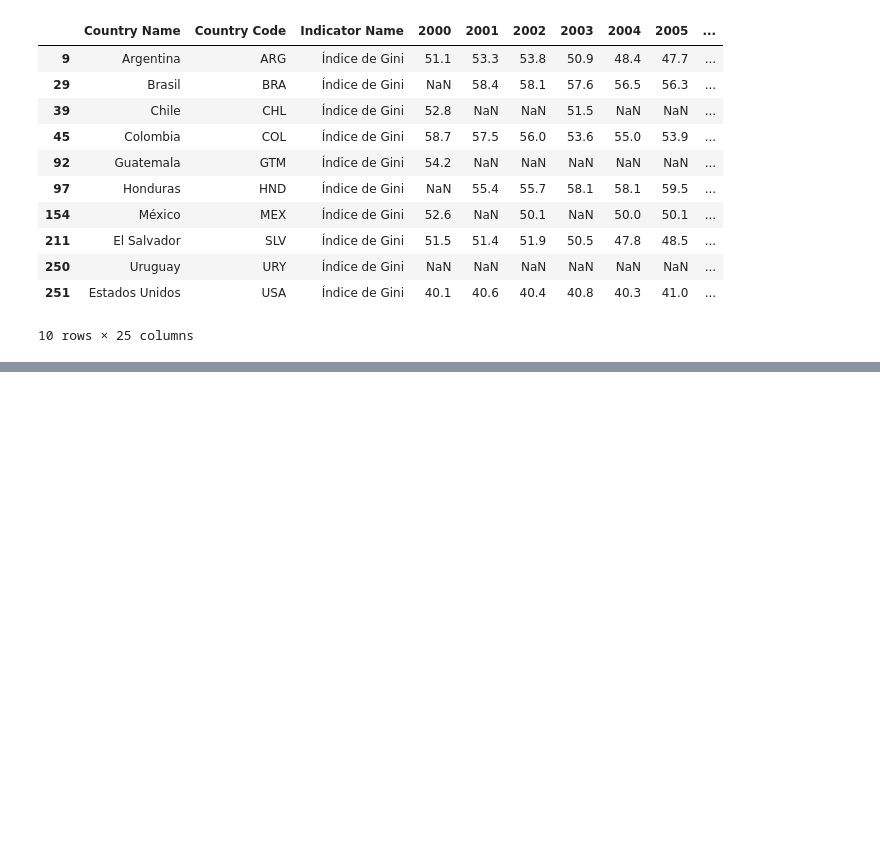
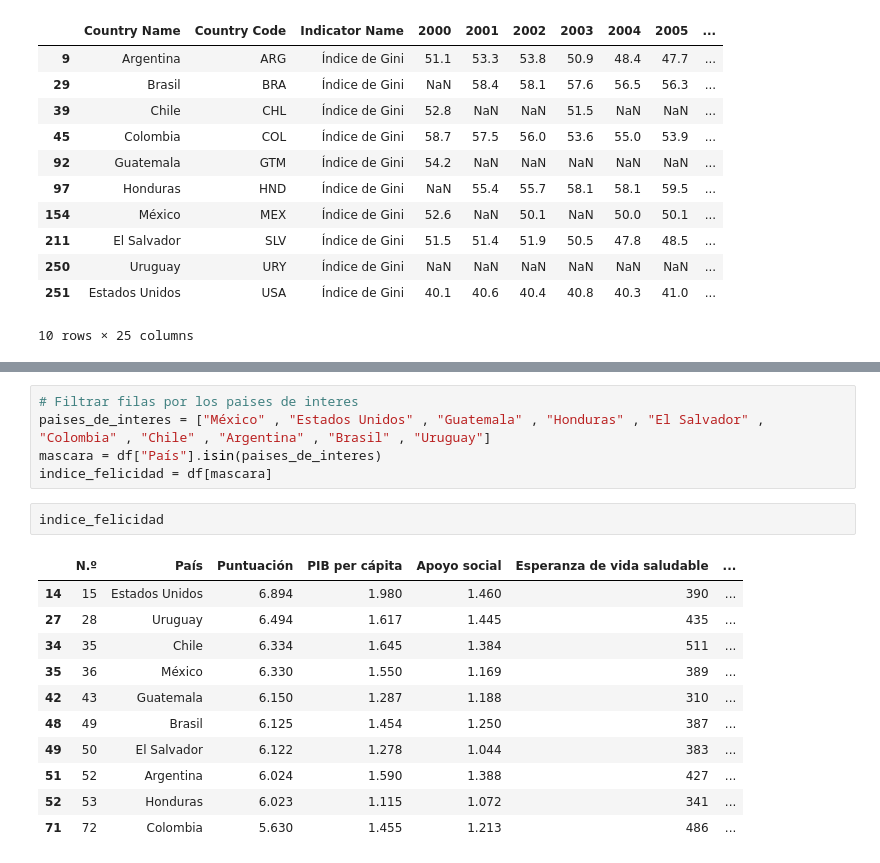
Before and after one commit to CaroHernz/PF-Migracion, a Jupyter notebook: ETL.ipynb, the cells around one changed output, grey strips where cells are left out. Drawn from its saved outputs; the diff is of its cells as text; blank space fills up the shorter version.

```diff
--- a/ETL.ipynb
+++ b/ETL.ipynb
@@ -340,0 +361,19 @@ gini
+# %%
+# Filtrar filas por los paises de interes
+paises_de_interes = ["México" , "Estados Unidos" , "Guatemala" , "Honduras" , "El Salvador" , "Colombia" , "Chile" , "Argentina" , "Brasil" , "Uruguay"]
+mascara = df["País"].isin(paises_de_interes)
+indice_felicidad = df[mascara]
+# %%
+indice_felicidad
+# %% [output]
+|  | N.º | País | Puntuación | PIB per cápita | Apoyo social | Esperanza de vida saludable | ... |
+| 14 | 15 | Estados Unidos | 6.894 | 1.980 | 1.460 | 390 | ... |
+| 27 | 28 | Uruguay | 6.494 | 1.617 | 1.445 | 435 | ... |
+| 34 | 35 | Chile | 6.334 | 1.645 | 1.384 | 511 | ... |
+| 35 | 36 | México | 6.330 | 1.550 | 1.169 | 389 | ... |
+| 42 | 43 | Guatemala | 6.150 | 1.287 | 1.188 | 310 | ... |
+| 48 | 49 | Brasil | 6.125 | 1.454 | 1.250 | 387 | ... |
+| 49 | 50 | El Salvador | 6.122 | 1.278 | 1.044 | 383 | ... |
+| 51 | 52 | Argentina | 6.024 | 1.590 | 1.388 | 427 | ... |
+| 52 | 53 | Honduras | 6.023 | 1.115 | 1.072 | 341 | ... |
+| 71 | 72 | Colombia | 5.630 | 1.455 | 1.213 | 486 | ... |
```
Also changed, not shown: parts of 3 cells of this notebook.
